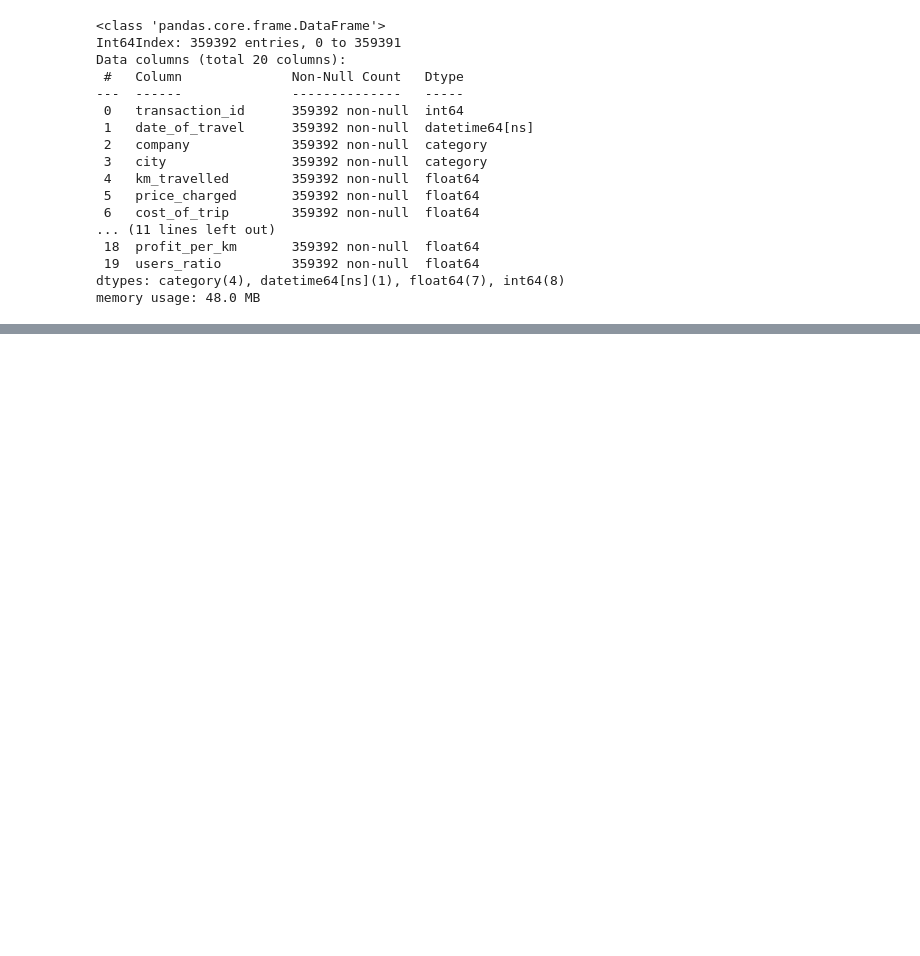
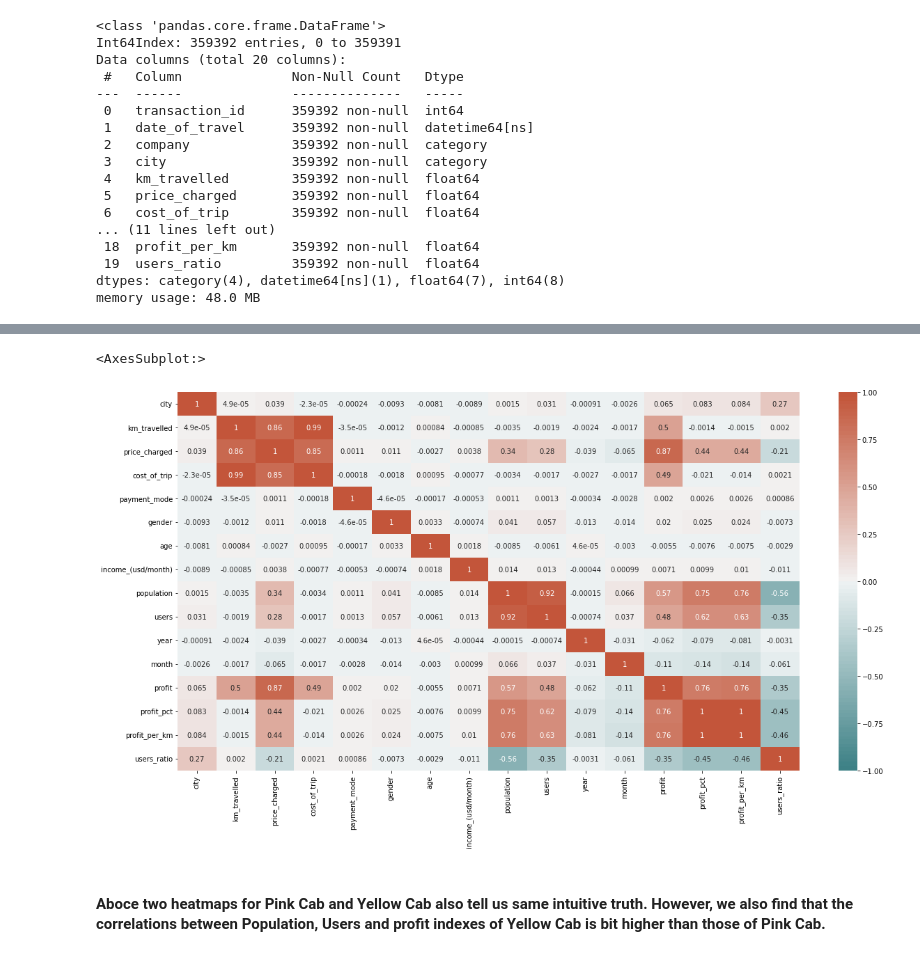
Before and after one commit to ChitraChaudhari/Cab-Investment-Firm-Insights, a Jupyter notebook: Cab_Investment_Firm_EDA.ipynb, the cells around one changed output, grey strips where cells are left out. Drawn from its saved outputs; the diff is of its cells as text; code cells hidden in the pictures; blank space fills up the shorter version.

```diff
--- a/Cab_Investment_Firm_EDA.ipynb
+++ b/Cab_Investment_Firm_EDA.ipynb
@@ -317,0 +399,10 @@ memory usage: 48.0 MB
+# %%
+corr = yellow_data.corr()
+plt.figure(figsize=(20,10))
+sns.heatmap(corr, annot=True, vmin=-1, vmax=1, center=0,
+            cmap=sns.diverging_palette(200, 20, n=100))
+# %% [output]
+<AxesSubplot:>
+[figure, added]
+# %% [markdown]
+#### Aboce two heatmaps for Pink Cab and Yellow Cab also tell us same intuitive truth. However, we also find that the correlations between Population, Users and profit indexes of Yellow Cab is bit higher than those of Pink Cab.
```
Also changed, not shown: parts of 53 cells of this notebook.
